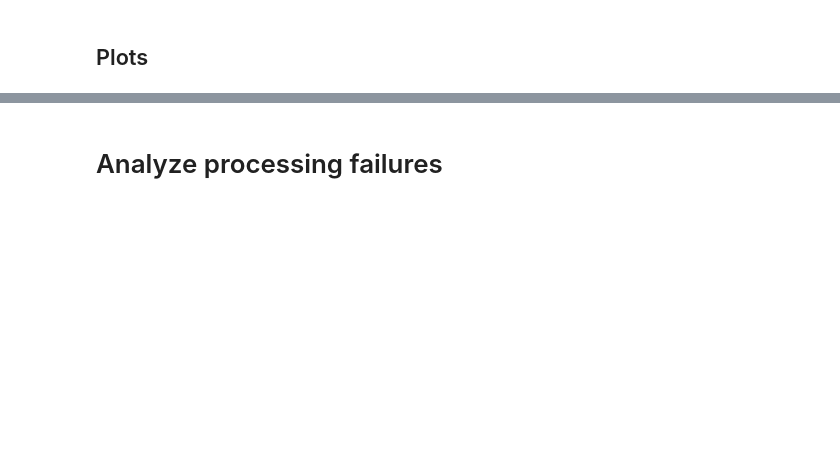
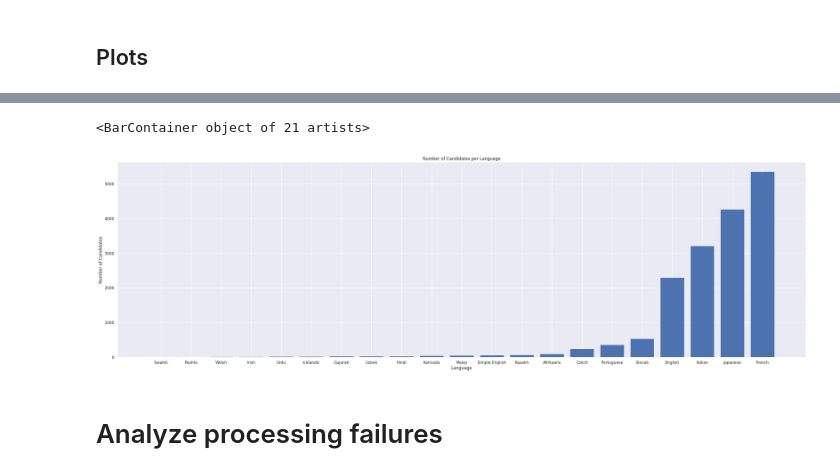
Before and after one commit to epfl-dlab/multilingual-entity-insertion, a Jupyter notebook: wikipedia_dumps_process/analysis_notebooks/added_links_analysis.ipynb, the cells around one changed output, grey strips where cells are left out. Cells and saved outputs as stored; diff of their text form; code cells hidden in the pictures; blank space fills up the shorter version.

Commit message:
add information about more languages

```diff
--- a/wikipedia_dumps_process/analysis_notebooks/added_links_analysis.ipynb
+++ b/wikipedia_dumps_process/analysis_notebooks/added_links_analysis.ipynb
@@ -19,4 +12,0 @@ page_leads = {row['title']: row['lead_paragraph'] for row in df_pages}
-# %%
-df = pd.read_parquet('/scratch/tsoares/wikidumps/simplewiki-NS0-20230901/eval/test_data.parquet')
-df['language'] = 'simple'
-df
@@ -38,7 +13,23 @@ print(f"After cleaning, there are {len(df_clean)} links")
-# %%
-for i in range(10):
-    sample = df[df['context'] == ''].sample(1).to_dict(orient='records')[0]
-    for key in sample:
-        if key != 'negative_contexts':
-            print(key, sample[key])
-    print('#############')
+# %%
+languages = {'af': {'full': 'Afrikaans'},
+             'cs': {'full': 'Czech'},
+             'cy': {'full': 'Welsh'},
+             'en': {'full': 'English'},
+             'fr': {'full': 'French'},
+             'ga': {'full': 'Irish'},
+             'gu': {'full': 'Gujarati'},
+             'hi': {'full': 'Hindi'},
+             'is': {'full': 'Icelandic'},
+             'it': {'full': 'Italian'},
+             'ja': {'full': 'Japanese'},
+             'kk': {'full': 'Kazakh'},
+             'kn': {'full': 'Kannada'},
+             'ms': {'full': 'Malay'},
+             'ps': {'full': 'Pashto'},
+             'pt': {'full': 'Portuguese'},
+             'simple': {'full': 'Simple English'},
+             'sk': {'full': 'Slovak'},
+             'sw': {'full': 'Swahili'},
+             'ur': {'full': 'Urdu'},
+             'uz': {'full': 'Uzbek'},
+            }
@@ -127,3 +228,17 @@ negative_contexts.describe()
+# %%
+# plot a bar chart of the number of negative contexts per language
+fig, ax = plt.subplots(figsize=(35, 10))
+ax.set_title('Number of Candidates per Language')
+ax.set_ylabel('Number of Candidates')
+ax.set_xlabel('Language')
+# sort the languages by number of candidates
+languages = {k: v for k, v in sorted(languages.items(), key=lambda item: item[1]['candidates'])}
+ax.set_xticks(np.arange(len(languages)))
+ax.set_xticklabels([languages[language]['full'] for language in languages], rotation=0)
+ax.bar(np.arange(len(languages)), [languages[language]['candidates'] for language in languages])
+# %% [output]
+<BarContainer object of 21 artists>
+[figure, added]
 # %% [markdown]
 # Analyze processing failures
 # %%
```
Also changed, not shown: parts of 12 cells of this notebook.
